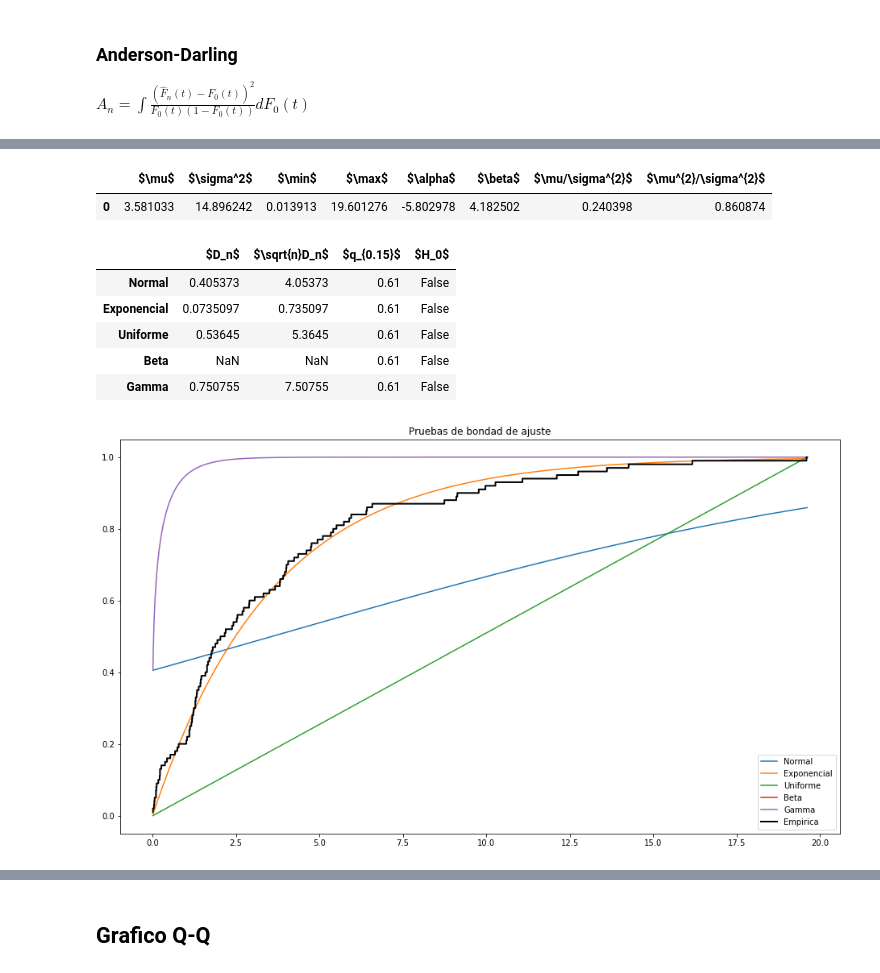
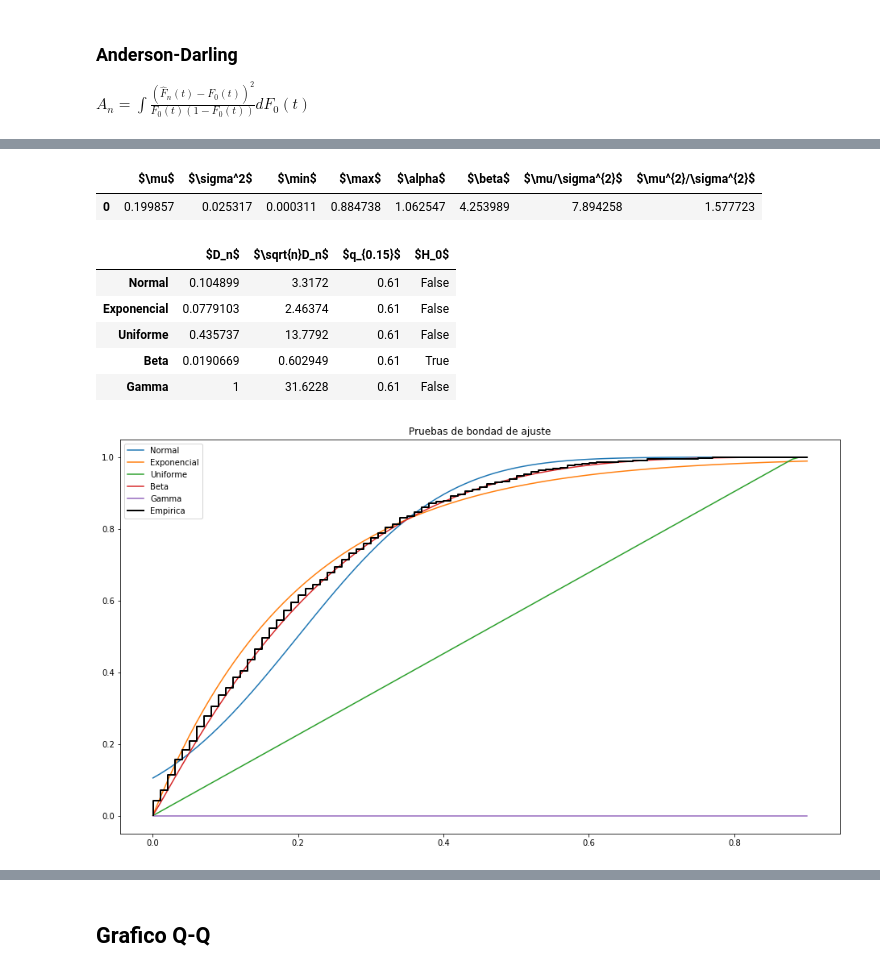
Before and after one commit to aleespa/EstadisticaIII-2020, a Jupyter notebook: 4. Pruebas de bondad de ajuste.ipynb, the cells around one changed output, grey strips where cells are left out. Drawn from its saved outputs; the diff is of its cells as text; code cells hidden in the pictures.

```diff
--- a/4. Pruebas de bondad de ajuste.ipynb
+++ b/4. Pruebas de bondad de ajuste.ipynb
@@ -13,5 +13,10 @@ $D_n=\sup_{-\infty<t<\infty}|F_0(t)-\hat{F}_n(t)|$
 # %%
 def Dn(F0,X):
     n = len(X)
+    X.sort()
     Fn = lambda x: ((1/n)*sum([1*(X[i]<=x) for i in range(n)]))
+    plt.plot(np.linspace(min(X),max(X)),[F0(z) for z in np.linspace(min(X),max(X))])
+    plt.step(X,[Fn(xi) for xi in X])
     return max([max(i/n-F0(X[i]),F0(X[i])-(i-1)/n) for i in range(n)])
+# %%
+X = np.random.normal(0,1,200)
@@ -43,3 +49,0 @@ X.sort()
-# %%
-Dn = max([max(i/n-F0(X[i]),F0(X[i])-(i-1)/n) for i in range(n)])
-Dn
@@ -100,7 +101,7 @@ def BondadDAjuste(X,alpha):
     display(pd.DataFrame([m,v,inf,sup,a,b,a_,b_],index=['$\mu$','$\sigma^2$','$\min$',
                                                         '$\max$','$\\alpha$','$\\beta$','$\\mu/\\sigma^{2}$',
                                                         '$\\mu^{2}/\\sigma^{2}$']).T)
-    F = {'Normal':lambda x:sts.norm.cdf(x,m,v),
+    F = {'Normal':lambda x:sts.norm.cdf(x,m,sqrt(v)),
         'Exponencial':lambda x:sts.expon.cdf(x,0,m),
         'Uniforme':lambda x:sts.uniform.cdf(x,inf,sup),
         'Beta':lambda x:sts.beta.cdf(x,a,b),
@@ -111,20 +112,20 @@ def BondadDAjuste(X,alpha):
     plt.step(t,list(map(Fn,t)),label='Empirica',lw=2,color='black')
     plt.title('Pruebas de bondad de ajuste')
     plt.legend()
-    nDn =lambda l=1:1-2*sum(((-1)**(j-1))*exp(-2*(j**2)*(l**2)) for j in range(1,300))
-    Quant = lambda alpha:max(q for q in np.arange(0.01,4,0.01) if nDn(q)<alpha)
+    S =lambda l=1:1-2*sum(((-1)**(j-1))*exp(-2*(j**2)*(l**2)) for j in range(1,300))
+    Quant = lambda alpha:max(q for q in np.arange(0.01,4,0.01) if S(q)<alpha)
     KSs = {x:KS(X,F[x],x) for x in F.keys()}
     Calc = {x:[KSs[x],sqrt(n)*KSs[x],Quant(alpha),sqrt(n)*KSs[x]<=Quant(alpha)] for x in F.keys()}
     display(pd.DataFrame(Calc,index=['$D_n$','$\sqrt{n}D_n$','$q_{%s}$'%alpha,'$H_0$']).T)
 # %%
-BondadDAjuste(np.random.exponential(3,100),0.15)
+BondadDAjuste(np.random.beta(1,4,1000),0.15)
 # %% [output]
 |  | $\mu$ | $\sigma^2$ | $\min$ | $\max$ | $\alpha$ | $\beta$ | $\mu/\sigma^{2}$ | $\mu^{2}/\sigma^{2}$ |
-| 0 | 3.581033 | 14.896242 | 0.013913 | 19.601276 | -5.802978 | 4.182502 | 0.240398 | 0.860874 |
+| 0 | 0.199857 | 0.025317 | 0.000311 | 0.884738 | 1.062547 | 4.253989 | 7.894258 | 1.577723 |
 |  | $D_n$ | $\sqrt{n}D_n$ | $q_{0.15}$ | $H_0$ |
-| Normal | 0.405373 | 4.05373 | 0.61 | False |
-| Exponencial | 0.0735097 | 0.735097 | 0.61 | False |
-| Uniforme | 0.53645 | 5.3645 | 0.61 | False |
-| Beta | NaN | NaN | 0.61 | False |
-| Gamma | 0.750755 | 7.50755 | 0.61 | False |
+| Normal | 0.104899 | 3.3172 | 0.61 | False |
+| Exponencial | 0.0779103 | 2.46374 | 0.61 | False |
+| Uniforme | 0.435737 | 13.7792 | 0.61 | False |
+| Beta | 0.0190669 | 0.602949 | 0.61 | True |
+| Gamma | 1 | 31.6228 | 0.61 | False |
-[figure, old version]
+[figure, new version]
```
Also changed, not shown: parts of 21 cells of this notebook, 1 other file.
